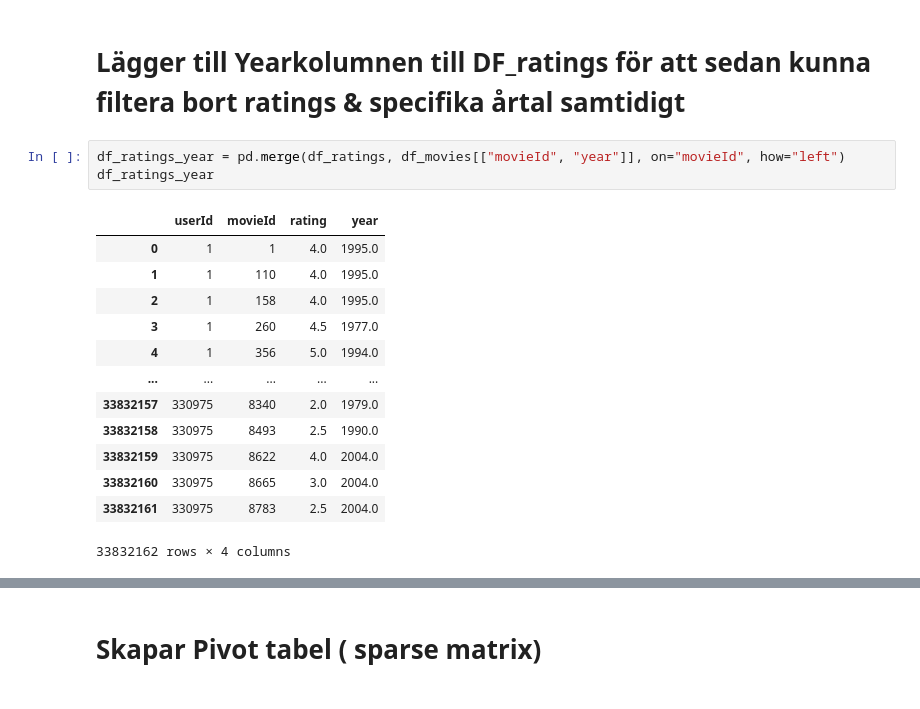
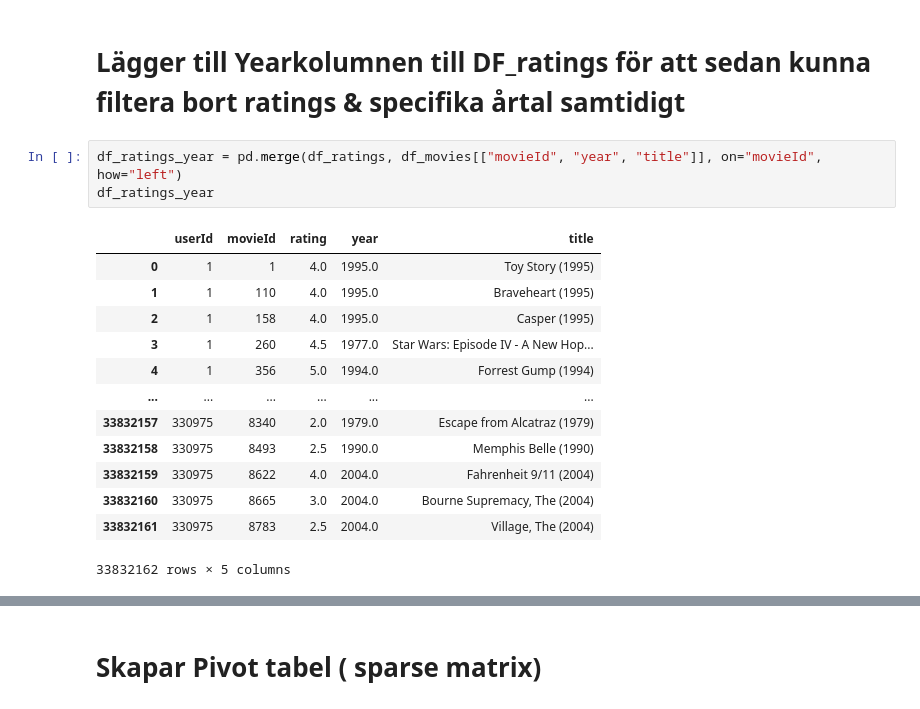
Before and after one commit to Zandri2k/Python-AI-Sandra-OPA23, a Jupyter notebook: labs/Labb_Maskininlärning.ipynb, the cells around one changed output, grey strips where cells are left out. Drawn from its saved outputs; the diff is of its cells as text.

```diff
--- a/labs/Labb_Maskininlärning.ipynb
+++ b/labs/Labb_Maskininlärning.ipynb
@@ -374,19 +374,19 @@ memory usage: 774.4 MB
 # %% [markdown]
 # Lägger till Yearkolumnen till DF_ratings för att sedan kunna filtera bort ratings & specifika årtal samtidigt
 # %%
-df_ratings_year = pd.merge(df_ratings, df_movies[["movieId", "year"]], on="movieId", how="left")
+df_ratings_year = pd.merge(df_ratings, df_movies[["movieId", "year", "title"]], on="movieId", how="left")
 df_ratings_year
 # %% [output]
-|  | userId | movieId | rating | year |
-| 0 | 1 | 1 | 4.0 | 1995.0 |
-| 1 | 1 | 110 | 4.0 | 1995.0 |
-| 2 | 1 | 158 | 4.0 | 1995.0 |
-| 3 | 1 | 260 | 4.5 | 1977.0 |
-| 4 | 1 | 356 | 5.0 | 1994.0 |
-| ... | ... | ... | ... | ... |
-| 33832157 | 330975 | 8340 | 2.0 | 1979.0 |
-| 33832158 | 330975 | 8493 | 2.5 | 1990.0 |
-| 33832159 | 330975 | 8622 | 4.0 | 2004.0 |
-| 33832160 | 330975 | 8665 | 3.0 | 2004.0 |
-| 33832161 | 330975 | 8783 | 2.5 | 2004.0 |
+|  | userId | movieId | rating | year | title |
+| 0 | 1 | 1 | 4.0 | 1995.0 | Toy Story (1995) |
+| 1 | 1 | 110 | 4.0 | 1995.0 | Braveheart (1995) |
+| 2 | 1 | 158 | 4.0 | 1995.0 | Casper (1995) |
+| 3 | 1 | 260 | 4.5 | 1977.0 | Star Wars: Episode IV - A New Hop... |
+| 4 | 1 | 356 | 5.0 | 1994.0 | Forrest Gump (1994) |
+| ... | ... | ... | ... | ... | ... |
+| 33832157 | 330975 | 8340 | 2.0 | 1979.0 | Escape from Alcatraz (1979) |
+| 33832158 | 330975 | 8493 | 2.5 | 1990.0 | Memphis Belle (1990) |
+| 33832159 | 330975 | 8622 | 4.0 | 2004.0 | Fahrenheit 9/11 (2004) |
+| 33832160 | 330975 | 8665 | 3.0 | 2004.0 | Bourne Supremacy, The (2004) |
+| 33832161 | 330975 | 8783 | 2.5 | 2004.0 | Village, The (2004) |
-33832162 rows × 4 columns
+33832162 rows × 5 columns
```
Also changed, not shown: parts of 9 cells of this notebook.
